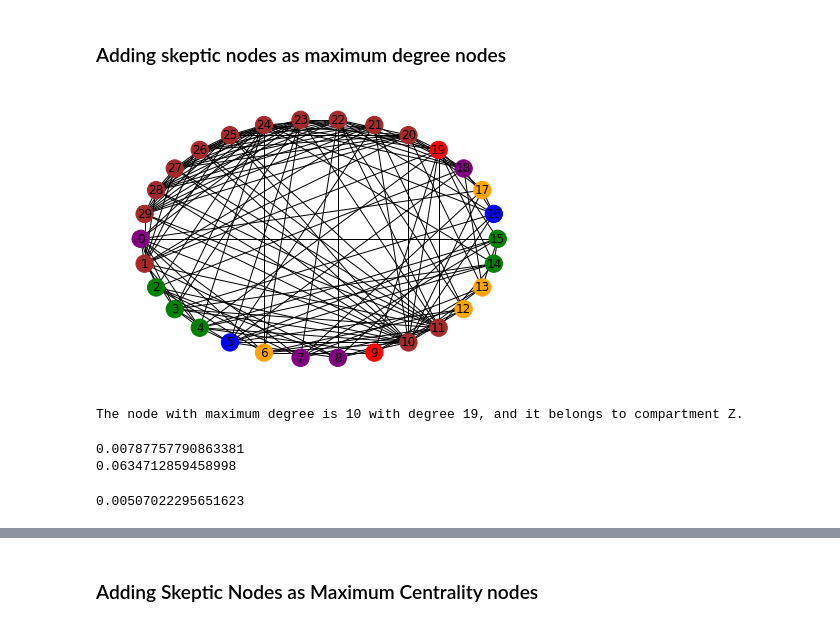
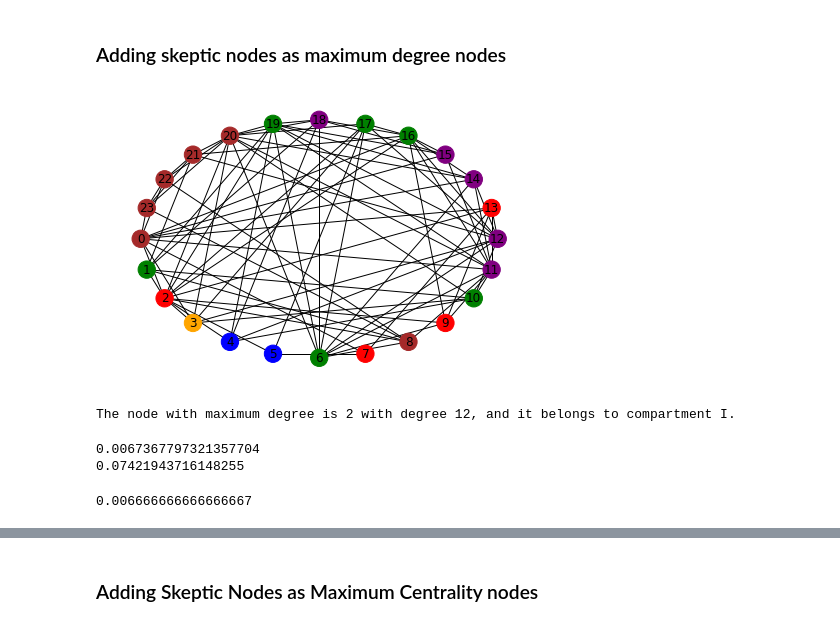
Before and after one commit to sujoyyyy/OSN-Graphs, a Jupyter notebook: sensitivity.ipynb, the cells around one changed output, grey strips where cells are left out. Cells and saved outputs as stored; diff of their text form; code cells hidden in the pictures.

```diff
--- a/sensitivity.ipynb
+++ b/sensitivity.ipynb
@@ -416,16 +418,16 @@ def add_skeptic_nodes(G, n):
         G[u][v]['weight'] = weight
     return G
 # %%
-newmaxdegreeG = add_skeptic_nodes(G,5)
+newmaxdegreeG = add_skeptic_nodes(G,2)
 plot_graph(newmaxdegreeG)
 # %% [output]
-[figure, old version]
+[figure, new version]
 # %%
 max_degree_node, max_degree = max(newmaxdegreeG.degree(), key=lambda x: x[1])
 compartment = newmaxdegreeG.nodes[max_degree_node]['compartment']
 print(f"The node with maximum degree is {max_degree_node} with degree {max_degree}, and it belongs to compartment {compartment}.")
 # %% [output]
-The node with maximum degree is 10 with degree 19, and it belongs to compartment Z.
+The node with maximum degree is 2 with degree 12, and it belongs to compartment I.
 # %%
 import importlib
 import constants
@@ -449,8 +451,8 @@ d_new = d/calculate_updated_f(newmaxdegreeG)
 print(f_new)
 print(d_new)
 # %% [output]
-0.00787757790863381
-0.0634712859458998
+0.0067367797321357704
+0.07421943716148255
 # %%
 def calculate_updated_g(G):
     total_weight = 0
@@ -468,7 +470,7 @@ def calculate_updated_g(G):
 g_new = g * calculate_updated_g(newmaxdegreeG)
 print(g_new)
 # %% [output]
-0.00507022295651623
+0.006666666666666667
 # %%
 def new_seirmz_sim(G):
     # Create a list of compartment labels for all nodes in the graph
```
Also changed, not shown: parts of 18 cells of this notebook.
